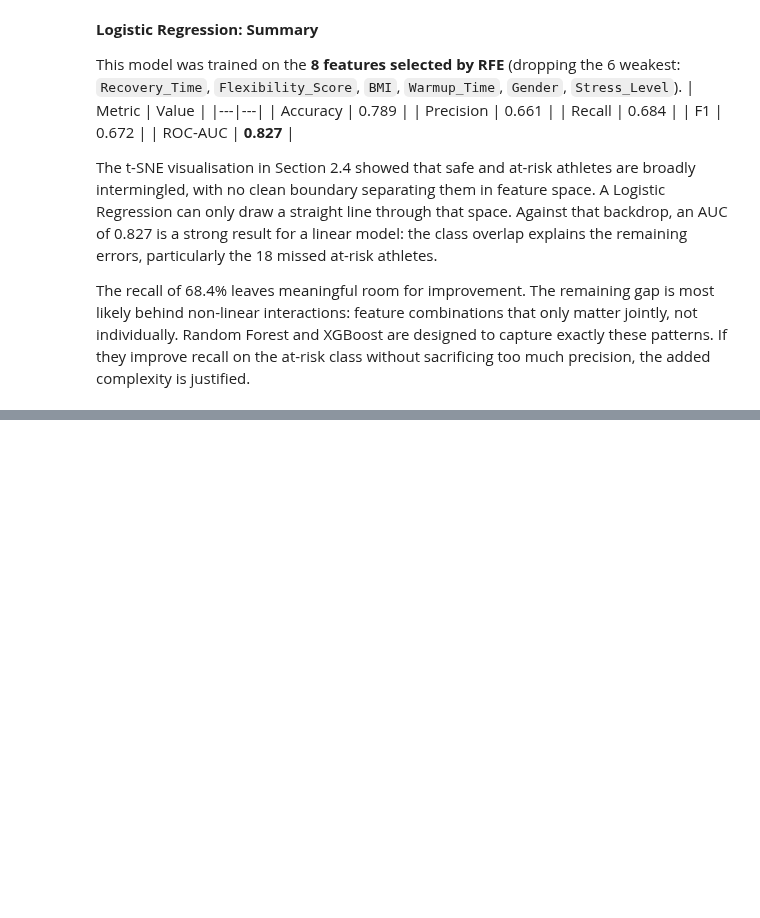
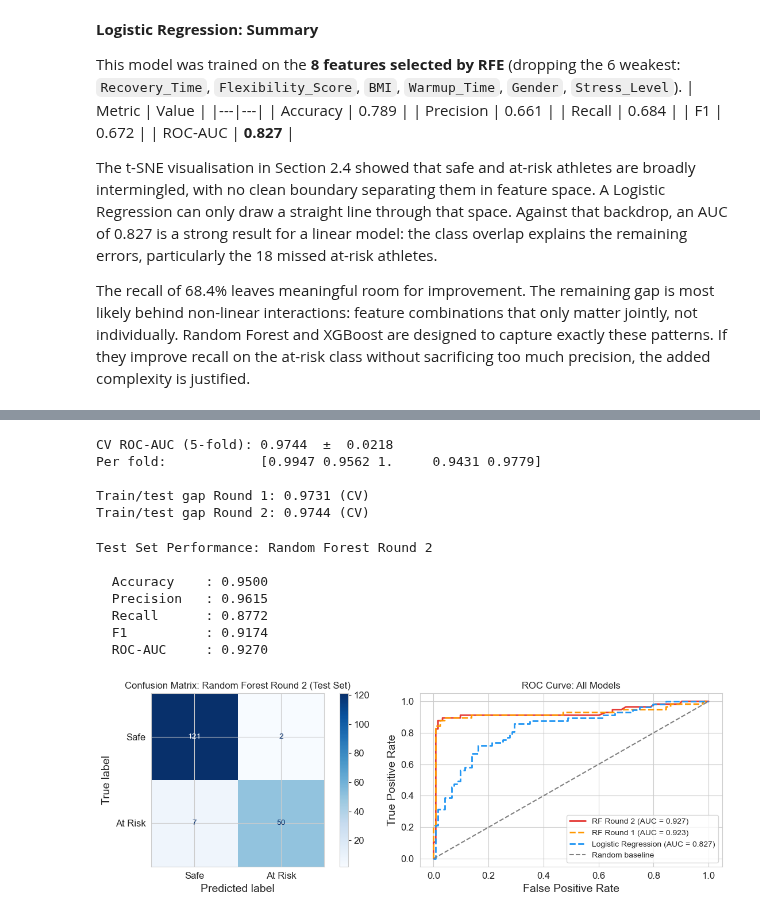
Before and after one commit to letti70033/ML-Athlete-Injury-Risk-Prediction, a Jupyter notebook: notebooks/injury_risk_model.ipynb, the cells around one changed output, grey strips where cells are left out. Cells and saved outputs as stored; diff of their text form; code cells hidden in the pictures; blank space fills up the shorter version.

```diff
--- a/notebooks/injury_risk_model.ipynb
+++ b/notebooks/injury_risk_model.ipynb
@@ -929,0 +1113,57 @@ The recall of 68.4% leaves meaningful room for improvement. The remaining gap is
+# %%
+rf_model_r2 = grid_search_r2.best_estimator_
+
+cv_scores_rf_r2 = cross_val_score(rf_model_r2, X_train_scaled, y_train, cv=cv, scoring='roc_auc')
+print(f"CV ROC-AUC (5-fold): {cv_scores_rf_r2.mean():.4f}  ±  {cv_scores_rf_r2.std():.4f}")
+print(f"Per fold:            {cv_scores_rf_r2.round(4)}")
+print(f"\nTrain/test gap Round 1: {grid_search.best_score_:.4f} (CV)")
+print(f"Train/test gap Round 2: {grid_search_r2.best_score_:.4f} (CV)")
+# %% [output]
+CV ROC-AUC (5-fold): 0.9744  ±  0.0218
+Per fold:            [0.9947 0.9562 1.     0.9431 0.9779]
+
+Train/test gap Round 1: 0.9731 (CV)
+Train/test gap Round 2: 0.9744 (CV)
+# %%
+rf_metrics_r2 = evaluate_model(rf_model_r2, X_test_scaled, y_test)
+print("Test Set Performance: Random Forest Round 2\n")
+for metric, value in rf_metrics_r2.items():
+    print(f"  {metric:<12}: {value:.4f}")
+
+fig, axes = plt.subplots(1, 2, figsize=(12, 4))
+
+ConfusionMatrixDisplay.from_estimator(
+    rf_model_r2, X_test_scaled, y_test,
+    display_labels=['Safe', 'At Risk'],
+    cmap='Blues', ax=axes[0]
+)
+axes[0].set_title('Confusion Matrix: Random Forest Round 2 (Test Set)')
+
+y_prob_rf_r2 = rf_model_r2.predict_proba(X_test_scaled)[:, 1]
+fpr_rf_r2, tpr_rf_r2, _ = roc_curve(y_test, y_prob_rf_r2)
+y_prob_lr = log_reg.predict_proba(X_test_lr)[:, 1]
+fpr_lr, tpr_lr, _ = roc_curve(y_test, y_prob_lr)
+
+axes[1].plot(fpr_rf_r2, tpr_rf_r2, color=COLOR_TARGET[1], lw=2,
+             label=f"RF Round 2 (AUC = {rf_metrics_r2['ROC-AUC']:.3f})")
+axes[1].plot(fpr_rf, tpr_rf, color='#FF9800', lw=2, linestyle='--',
+             label=f"RF Round 1 (AUC = {rf_metrics['ROC-AUC']:.3f})")
+axes[1].plot(fpr_lr, tpr_lr, color=COLOR_TARGET[0], lw=2, linestyle='--',
+             label=f"Logistic Regression (AUC = {lr_metrics['ROC-AUC']:.3f})")
+axes[1].plot([0, 1], [0, 1], '--', color='grey', label='Random baseline')
+axes[1].set_xlabel('False Positive Rate')
+axes[1].set_ylabel('True Positive Rate')
+axes[1].set_title('ROC Curve: All Models')
+axes[1].legend(loc='lower right')
+
+plt.tight_layout()
+plt.show()
+# %% [output]
+Test Set Performance: Random Forest Round 2
+
+  Accuracy    : 0.9500
+  Precision   : 0.9615
+  Recall      : 0.8772
+  F1          : 0.9174
+  ROC-AUC     : 0.9270
+[figure, added]
```
Also changed, not shown: parts of 19 cells of this notebook.
